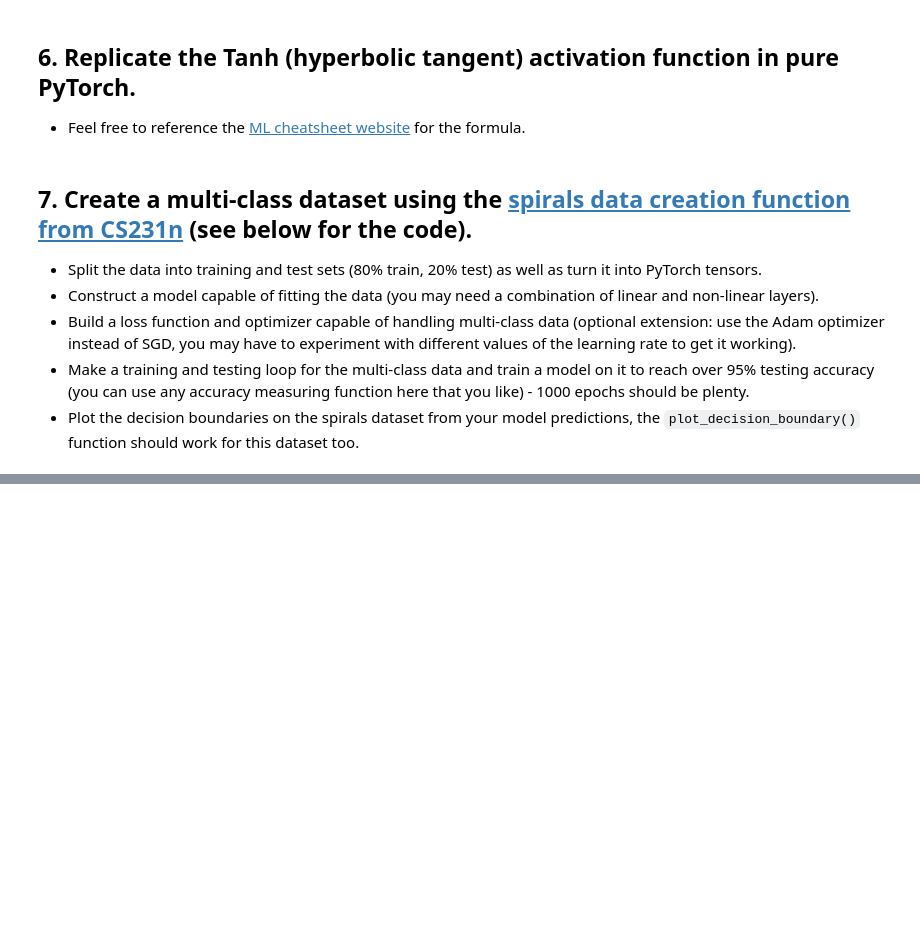
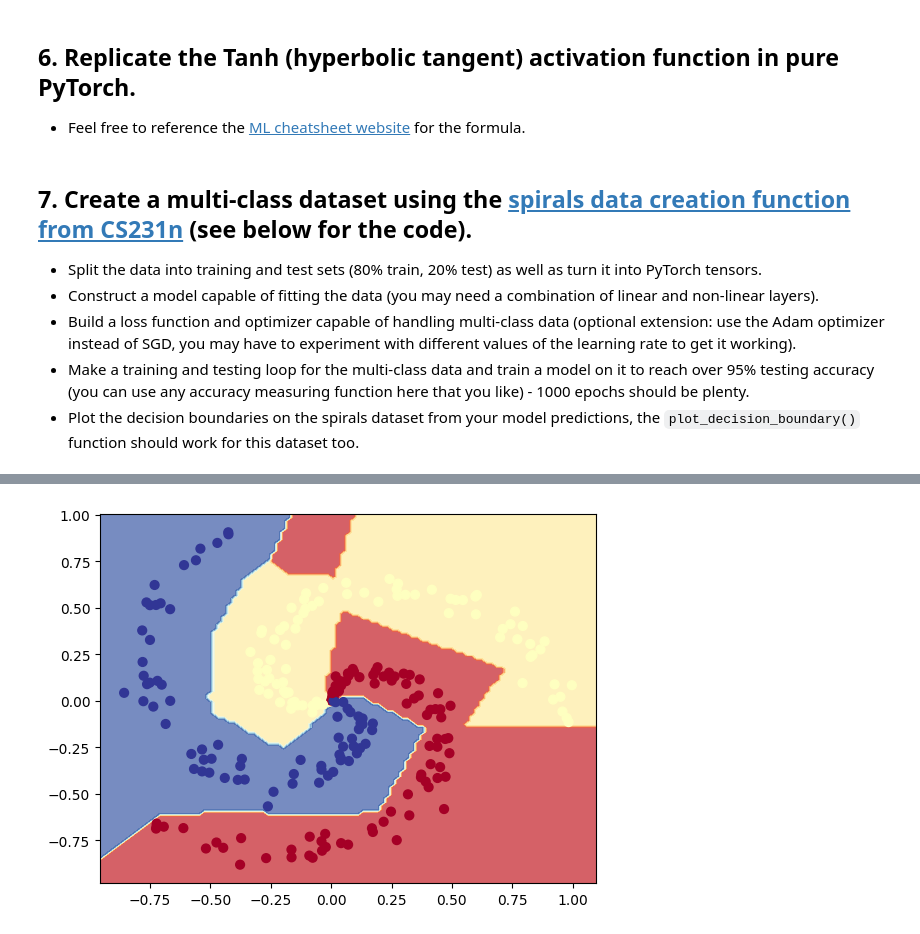
Before and after one commit to Mfr3ak/PyTorch-Practice, a Jupyter notebook: extras/exercises/New Practice/02_pytorch_classification_exercises.ipynb, the cells around one changed output, grey strips where cells are left out. Cells and saved outputs as stored; diff of their text form; code cells hidden in the pictures; blank space fills up the shorter version.

```diff
--- a/extras/exercises/New Practice/02_pytorch_classification_exercises.ipynb
+++ b/extras/exercises/New Practice/02_pytorch_classification_exercises.ipynb
@@ -268,8 +317,8 @@ from sklearn.model_selection import train_test_split
 # %%
 # Let's calculuate the accuracy for when we fit our model
-!pip -q install torchmetrics # colab doesn't come with torchmetrics
+# !pip -q install torchmetrics # colab doesn't come with torchmetrics
 from torchmetrics import Accuracy
 
 ## TODO: uncomment the two lines below to send the accuracy function to the device
-# acc_fn = Accuracy(task="multiclass", num_classes=4).to(device)
-# acc_fn
+acc_fn = Accuracy(task="multiclass", num_classes=3).to(device)
+acc_fn
@@ -285,15 +346,22 @@ from torchmetrics import Accuracy
 # %%
 # Setup data to be device agnostic
-
+X_train, X_test = X_train.to(device), X_test.to(device)
+y_train, y_test = y_train.to(device), y_test.to(device)
 
 # Print out first 10 untrained model outputs (forward pass)
 print("Logits:")
 ## Your code here ##
+logits = model_1(X_train[:10])
+print(logits)
 
 print("Pred probs:")
 ## Your code here ##
+probs = torch.softmax(logits,dim = 1)
+print(probs)
 
 print("Pred labels:")
 ## Your code here ##
+preds = torch.argmax(probs, dim = 1)
+print(preds)
 # %% [output]
 Logits:
@@ -302,35 +384,49 @@ Pred labels:
 # %%
 # Setup loss function and optimizer
-# loss_fn =
-# optimizer =
+loss_fn = nn.CrossEntropyLoss()
+optimizer = torch.optim.Adam(params = model_1.parameters(), lr = 0.1)
 # %%
 # Build a training loop for the model
-
+epochs = 1000
+for epoch in range(epochs):
 # Loop over data
 
 
   ## Training
+  model_1.train()
 
   # 1. Forward pass
+  model_train_preds = model_1(X_train)
 
 
   # 2. Calculate the loss
+  train_loss = loss_fn(model_train_preds, y_train)
 
 
   # 3. Optimizer zero grad
+  optimizer.zero_grad()
 
 
   # 4. Loss backward
+  train_loss.backward()
 
 
   # 5. Optimizer step
+  optimizer.step()
 
 
   ## Testing
+  model_1.eval()
+  with torch.inference_mode():
 
 
     # 1. Forward pass
+    model_test_preds = model_1(X_test)
 
     # 2. Caculate loss and acc
+    test_loss = loss_fn(model_test_preds, y_test)
+    acc = acc_fn(model_test_preds, y_test)
 
   # Print out what's happening every 100 epochs
+  if epoch%100 == 0:
+    print(f"Epoch # : {epoch} \n Training loss : {loss} & Training Accuracy : {acc} \n Testing Loss : {loss_test} & Testing Accuracy : {acc_test}")
@@ -337,2 +451,5 @@ Pred labels:
 # %%
 # Plot decision boundaries for training and test sets
+plot_decision_boundary(model_1, X_train, y_train)
+# %% [output]
+[figure, added]
```
Also changed, not shown: parts of 16 cells of this notebook.
